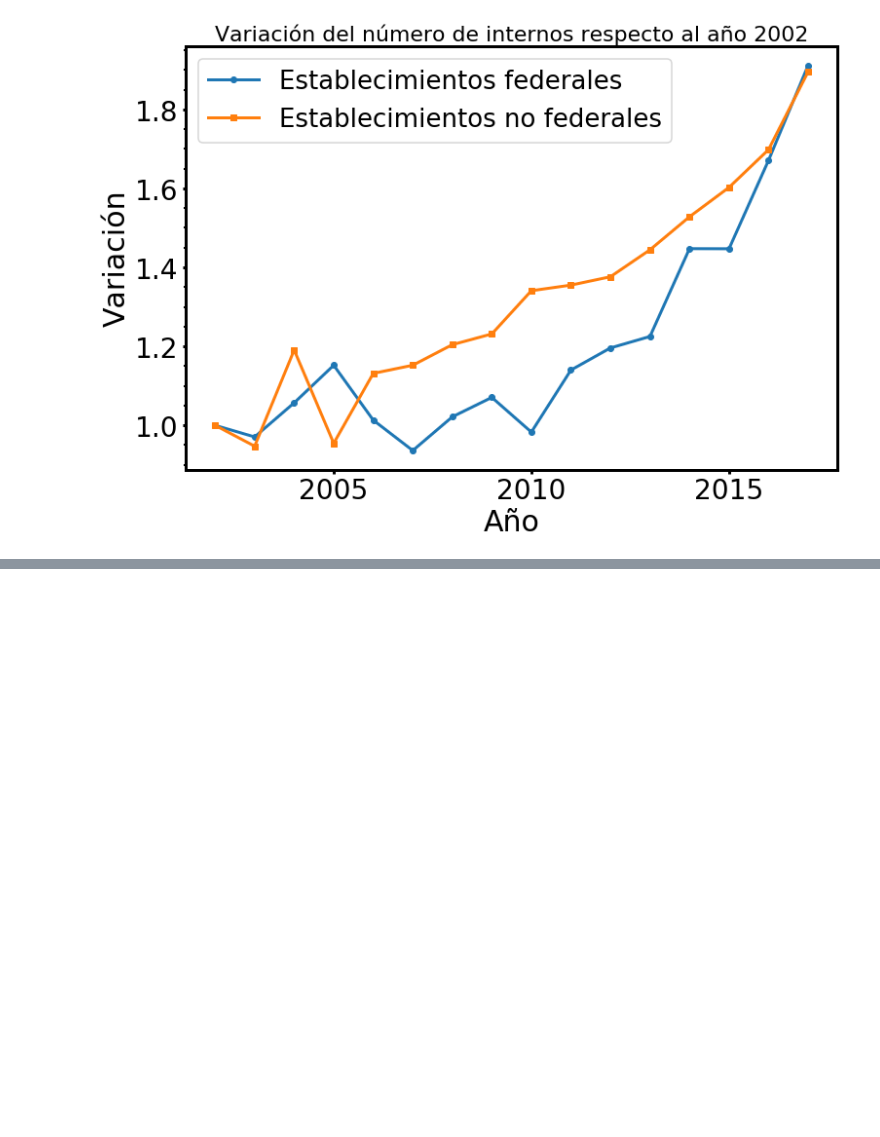
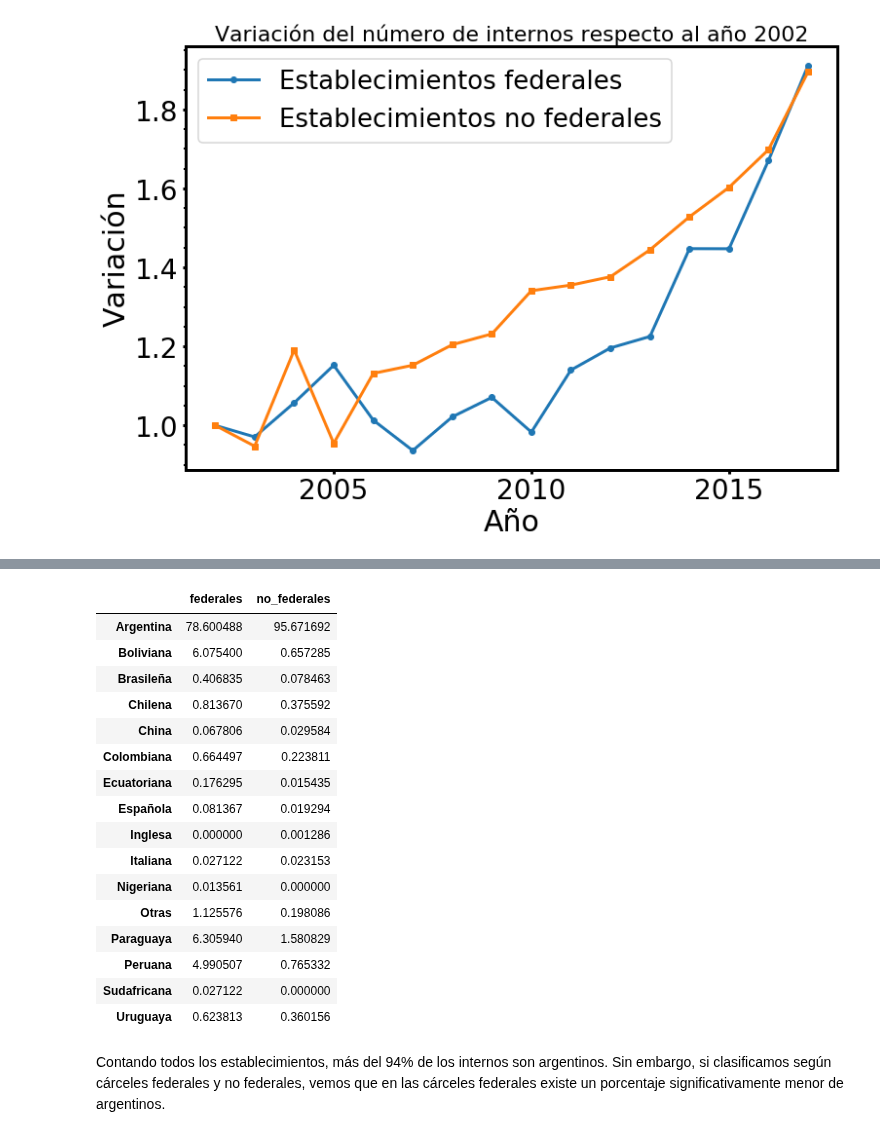
Before and after one commit to nahuelalmeira/poblacionPenal, a Jupyter notebook: VisualizacionYAnalisis/DiploDatos_PoblacionPenitenciariaArgentina_VyA.ipynb, the cells around one changed output, grey strips where cells are left out. Saved outputs shown, nothing was run; the diff lists cells and outputs as text; code cells hidden in the pictures; blank space fills up the shorter version.

Commit message:
Agrego analisis de nacionalidad

```diff
--- a/VisualizacionYAnalisis/DiploDatos_PoblacionPenitenciariaArgentina_VyA.ipynb
+++ b/VisualizacionYAnalisis/DiploDatos_PoblacionPenitenciariaArgentina_VyA.ipynb
@@ -601,0 +629,32 @@ plt.show()
+# %%
+mask = data_raw['jurisdiccion_descripcion'] == 'FEDERAL'
+nacionalidades_federales = data_raw[mask]['nacionalidad_descripcion'].value_counts()
+nacionalidades_no_federales = data_raw[~mask]['nacionalidad_descripcion'].value_counts()
+
+d = {
+    'federales': 100*nacionalidades_federales / nacionalidades_federales.sum(),
+    'no_federales': 100*nacionalidades_no_federales / nacionalidades_no_federales.sum()
+}
+
+df = pd.DataFrame(d).fillna(0)
+df
+# %% [output]
+|  | federales | no_federales |
+| Argentina | 78.600488 | 95.671692 |
+| Boliviana | 6.075400 | 0.657285 |
+| Brasileña | 0.406835 | 0.078463 |
+| Chilena | 0.813670 | 0.375592 |
+| China | 0.067806 | 0.029584 |
+| Colombiana | 0.664497 | 0.223811 |
+| Ecuatoriana | 0.176295 | 0.015435 |
+| Española | 0.081367 | 0.019294 |
+| Inglesa | 0.000000 | 0.001286 |
+| Italiana | 0.027122 | 0.023153 |
+| Nigeriana | 0.013561 | 0.000000 |
+| Otras | 1.125576 | 0.198086 |
+| Paraguaya | 6.305940 | 1.580829 |
+| Peruana | 4.990507 | 0.765332 |
+| Sudafricana | 0.027122 | 0.000000 |
+| Uruguaya | 0.623813 | 0.360156 |
+# %% [markdown]
+Contando todos los establecimientos, más del 94% de los internos son argentinos. Sin embargo, si clasificamos según cárceles federales y no federales, vemos que en las cárceles federales existe un porcentaje significativamente menor de argentinos.
```
Also changed, not shown: parts of 7 cells of this notebook.
